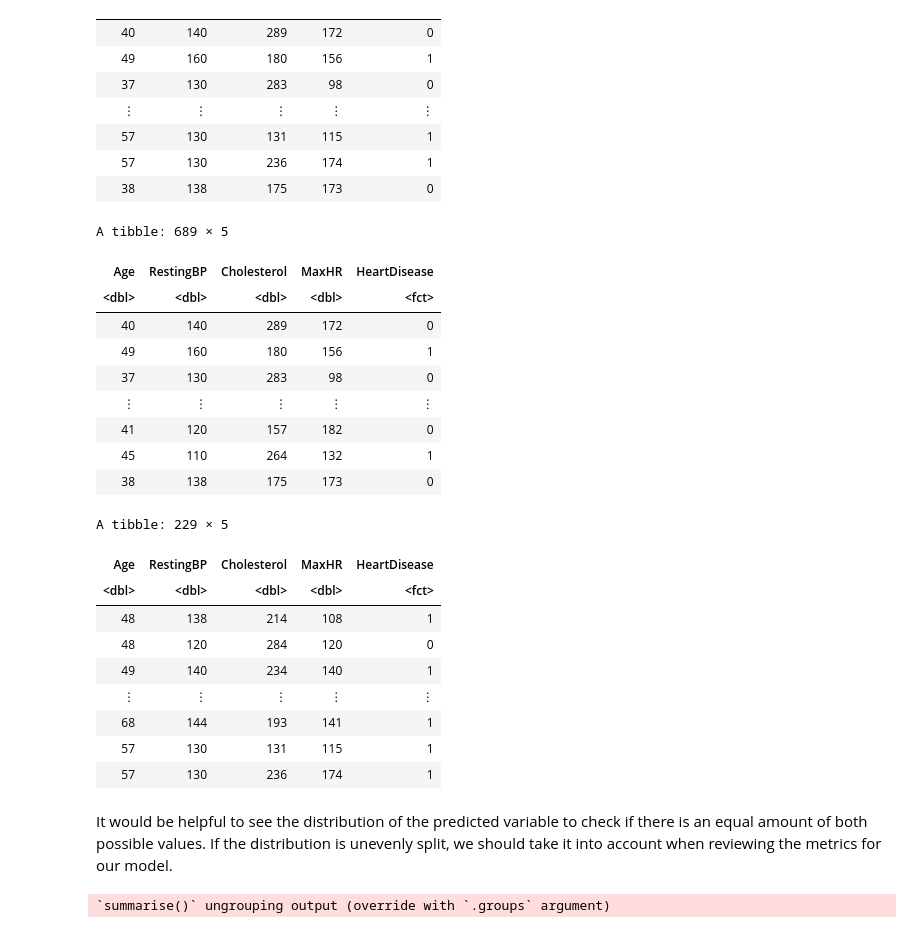
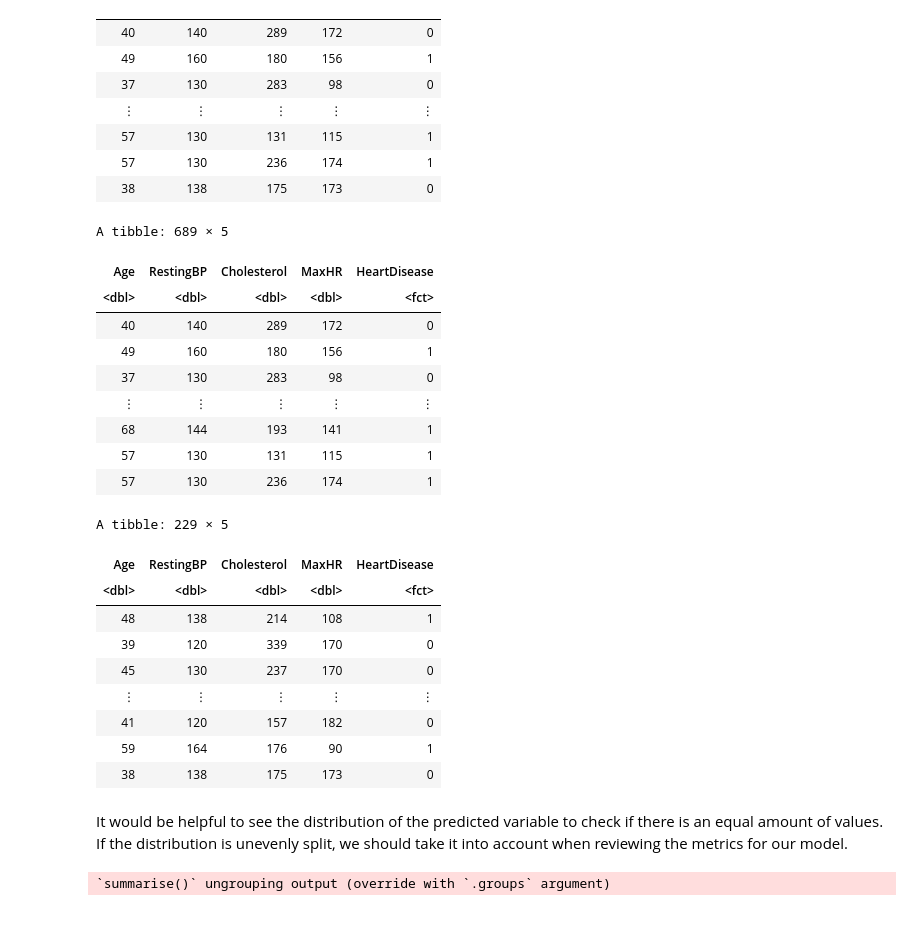
Before and after one commit to lhuang20/DSCI-100-Group-22-Classification-Project, a Jupyter notebook: Project_Proposal_22.ipynb, the cells around one changed output. Drawn from its saved outputs; the diff is of its cells as text; code cells hidden in the pictures.

```diff
--- a/Project_Proposal_22.ipynb
+++ b/Project_Proposal_22.ipynb
@@ -86,5 +86,6 @@ Since we are using a KNN classifier, we can only use the numerical features. The
 # %%
-heart <- heart %>% select(Age, RestingBP, Cholesterol, MaxHR, HeartDisease)
+heart <- heart %>%
+select(Age, RestingBP, Cholesterol, MaxHR, HeartDisease)
 heart
 # %% [output]
 A tibble: 918 × 5
@@ -98,34 +99,35 @@ A tibble: 918 × 5
 | 57 | 130 | 236 | 174 | 1 |
 | 38 | 138 | 175 | 173 | 0 |
 # %%
-heart_split <- heart %>% initial_split(fold = 4/5, strata = HeartDisease)
+heart_split <- heart %>%
+initial_split(fold = 4/5, strata = HeartDisease) #Splitting data into training and testing data
 heart_train <- training(heart_split)
 heart_test <- testing(heart_split)
 heart_train
 heart_test
 # %% [output]
 A tibble: 689 × 5
 | Age | RestingBP | Cholesterol | MaxHR | HeartDisease |
 | <dbl> | <dbl> | <dbl> | <dbl> | <fct> |
 | 40 | 140 | 289 | 172 | 0 |
 | 49 | 160 | 180 | 156 | 1 |
 | 37 | 130 | 283 | 98 | 0 |
 | ⋮ | ⋮ | ⋮ | ⋮ | ⋮ |
-| 41 | 120 | 157 | 182 | 0 |
-| 45 | 110 | 264 | 132 | 1 |
-| 38 | 138 | 175 | 173 | 0 |
+| 68 | 144 | 193 | 141 | 1 |
+| 57 | 130 | 131 | 115 | 1 |
+| 57 | 130 | 236 | 174 | 1 |
 A tibble: 229 × 5
 | Age | RestingBP | Cholesterol | MaxHR | HeartDisease |
 | <dbl> | <dbl> | <dbl> | <dbl> | <fct> |
 | 48 | 138 | 214 | 108 | 1 |
-| 48 | 120 | 284 | 120 | 0 |
-| 49 | 140 | 234 | 140 | 1 |
+| 39 | 120 | 339 | 170 | 0 |
+| 45 | 130 | 237 | 170 | 0 |
 | ⋮ | ⋮ | ⋮ | ⋮ | ⋮ |
-| 68 | 144 | 193 | 141 | 1 |
-| 57 | 130 | 131 | 115 | 1 |
-| 57 | 130 | 236 | 174 | 1 |
+| 41 | 120 | 157 | 182 | 0 |
+| 59 | 164 | 176 | 90 | 1 |
+| 38 | 138 | 175 | 173 | 0 |
 # %% [markdown]
-It would be helpful to see the distribution of the predicted variable to check if there is an equal amount of both possible values. If the distribution is unevenly split, we should take it into account when reviewing the metrics for our model.
+It would be helpful to see the distribution of the predicted variable to check if there is an equal amount of values. If the distribution is unevenly split, we should take it into account when reviewing the metrics for our model.
 # %%
 heart_train %>%
     group_by(HeartDisease) %>%
```
Also changed, not shown: parts of 9 cells of this notebook.
